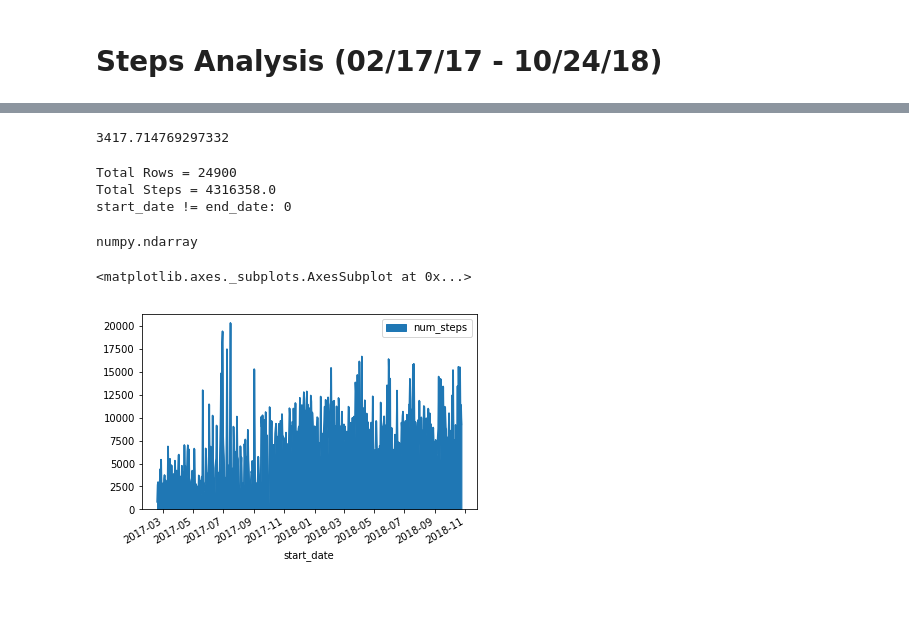
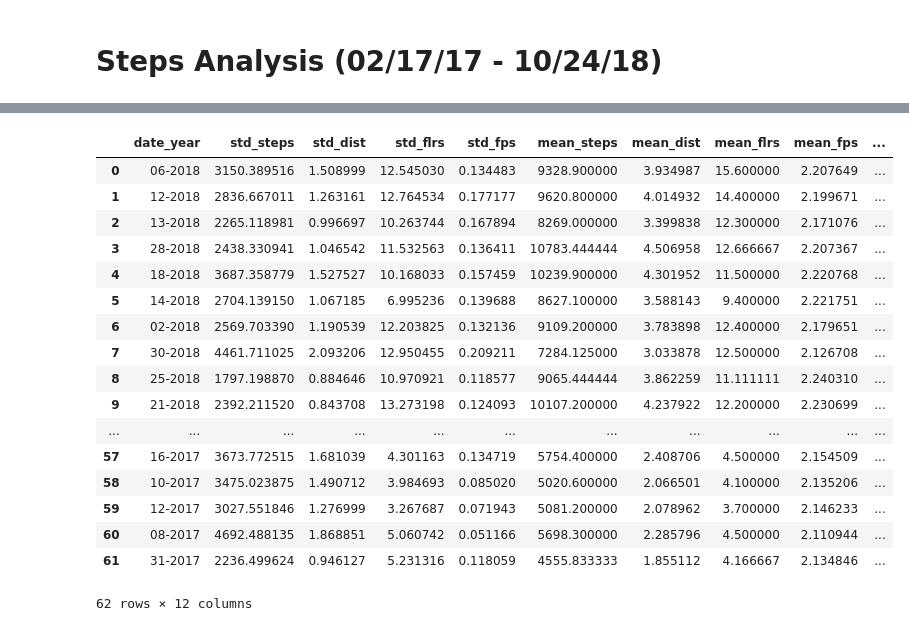
Before and after one commit to Data-is-life/Steps_Analysis, a Jupyter notebook: src/testing_dist_and_steps_funcs.ipynb, the cells around one changed output, grey strips where cells are left out. Saved outputs shown, nothing was run; the diff lists cells and outputs as text; code cells hidden in the pictures; blank space fills up the shorter version.

Commit message:
Added "Flights climbed" to the stats

```diff
--- a/src/testing_dist_and_steps_funcs.ipynb
+++ b/src/testing_dist_and_steps_funcs.ipynb
@@ -14,5 +12,2 @@ steps_df, dist_df = main_clean_function('../data/export.xml')
-# %%
-steps_df.drop(columns=['start_time', 'end_time', 'duration'], inplace=True)
-dist_df.drop(columns=['start_time', 'end_time', 'duration'], inplace=True)
 # %%
-combined_df = create_combined_daily_df(steps_df, dist_df)
+combined_df = create_combined_daily_df(steps_df, dist_df, floors_df)
@@ -138,12 +13,0 @@ re.split('(\d+)', a)[0]
-# %%
-combined_df = merge_steps_and_distance(daily_steps_df, daily_dist_df)
-combined_df.loc[:, 'stp_per_ft'] = combined_df.tot_dist*5280/combined_df.num_steps
-combined_df.reset_index(inplace=True)
-std_df = combined_df.groupby(combined_df['start_date'].dt.strftime('%d%y'), sort=False).std()
-mean_df = combined_df.groupby(combined_df['start_date'].dt.strftime('%d%y'), sort=False).mean()
-std_mean_df = pd.concat([std_df, mean_df], axis=1)
-std_mean_df.columns=['std_steps', 'std_dist', 'std_spf', 'mean_steps', 'mean_dist', 'mean_spf']
-std_mean_df.loc[:, 'std_mean_score'] = std_mean_df['mean_steps']/std_mean_df['std_steps']
-# std_mean_df.sort_values(by='std_mean_score', ascending=False)
-smdmsmt = int(std_mean_df.mean_steps.max()*.01)
-std_mean_df[std_mean_df.mean_steps>=smdmsmt].sort_values(by='std_mean_score', ascending=False)
@@ -170,10 +13,0 @@ std_mean_df[std_mean_df.mean_steps>=smdmsmt].sort_values(by='std_mean_score', as
-# %%
-combined_df = merge_steps_and_distance(daily_steps_df, daily_dist_df)
-combined_df.loc[:, 'stp_per_ft'] = combined_df.tot_dist*5280/combined_df.num_steps
-combined_df.reset_index(inplace=True)
-var_df = combined_df.groupby(combined_df['start_date'].dt.strftime('%U%y'), sort=False).var()
-mean_df = combined_df.groupby(combined_df['start_date'].dt.strftime('%U%y'), sort=False).mean()
-var_mean_df = pd.concat([var_df, mean_df], axis=1)
-var_mean_df.columns=['var_steps', 'var_dist', 'var_spf', 'mean_steps', 'mean_dist', 'mean_spf']
-var_mean_df.loc[:, 'var_mean_score'] = var_mean_df['var_dist']/var_mean_df['mean_dist']
-var_mean_df.sort_values(by='var_mean_score')
@@ -300,21 +14,21 @@ summed_df
-# %%
-summed_df.num_steps.std()
-# %% [output]
-3417.714769297332
-# %%
-print_remainder(df)
-# %% [output]
-Total Rows = 24900
-Total Steps = 4316358.0
-start_date != end_date: 0
-# %%
-X = summed_df.start_date.values
-y = df.num_steps.values
-type(y)
-# %% [output]
-numpy.ndarray
-# %%
-summed_df.plot(x='start_date', y='num_steps', kind='area')
-# %% [output]
-<matplotlib.axes._subplots.AxesSubplot at 0x...>
-[figure, removed]
+# %%
+get_stats_day_week_month(combined_df, 'Day of Month', 'floors')
+# %% [output]
+|  | date_year | std_steps | std_dist | std_flrs | std_fps | mean_steps | mean_dist | mean_flrs | mean_fps | ... |
+| 0 | 06-2018 | 3150.389516 | 1.508999 | 12.545030 | 0.134483 | 9328.900000 | 3.934987 | 15.600000 | 2.207649 | ... |
+| 1 | 12-2018 | 2836.667011 | 1.263161 | 12.764534 | 0.177177 | 9620.800000 | 4.014932 | 14.400000 | 2.199671 | ... |
+| 2 | 13-2018 | 2265.118981 | 0.996697 | 10.263744 | 0.167894 | 8269.000000 | 3.399838 | 12.300000 | 2.171076 | ... |
+| 3 | 28-2018 | 2438.330941 | 1.046542 | 11.532563 | 0.136411 | 10783.444444 | 4.506958 | 12.666667 | 2.207367 | ... |
+| 4 | 18-2018 | 3687.358779 | 1.527527 | 10.168033 | 0.157459 | 10239.900000 | 4.301952 | 11.500000 | 2.220768 | ... |
+| 5 | 14-2018 | 2704.139150 | 1.067185 | 6.995236 | 0.139688 | 8627.100000 | 3.588143 | 9.400000 | 2.221751 | ... |
+| 6 | 02-2018 | 2569.703390 | 1.190539 | 12.203825 | 0.132136 | 9109.200000 | 3.783898 | 12.400000 | 2.179651 | ... |
+| 7 | 30-2018 | 4461.711025 | 2.093206 | 12.950455 | 0.209211 | 7284.125000 | 3.033878 | 12.500000 | 2.126708 | ... |
+| 8 | 25-2018 | 1797.198870 | 0.884646 | 10.970921 | 0.118577 | 9065.444444 | 3.862259 | 11.111111 | 2.240310 | ... |
+| 9 | 21-2018 | 2392.211520 | 0.843708 | 13.273198 | 0.124093 | 10107.200000 | 4.237922 | 12.200000 | 2.230699 | ... |
+| ... | ... | ... | ... | ... | ... | ... | ... | ... | ... | ... |
+| 57 | 16-2017 | 3673.772515 | 1.681039 | 4.301163 | 0.134719 | 5754.400000 | 2.408706 | 4.500000 | 2.154509 | ... |
+| 58 | 10-2017 | 3475.023875 | 1.490712 | 3.984693 | 0.085020 | 5020.600000 | 2.066501 | 4.100000 | 2.135206 | ... |
+| 59 | 12-2017 | 3027.551846 | 1.276999 | 3.267687 | 0.071943 | 5081.200000 | 2.078962 | 3.700000 | 2.146233 | ... |
+| 60 | 08-2017 | 4692.488135 | 1.868851 | 5.060742 | 0.051166 | 5698.300000 | 2.285796 | 4.500000 | 2.110944 | ... |
+| 61 | 31-2017 | 2236.499624 | 0.946127 | 5.231316 | 0.118059 | 4555.833333 | 1.855112 | 4.166667 | 2.134846 | ... |
+62 rows × 12 columns
```
Also changed, not shown: parts of 22 cells of this notebook, 4 other files.
